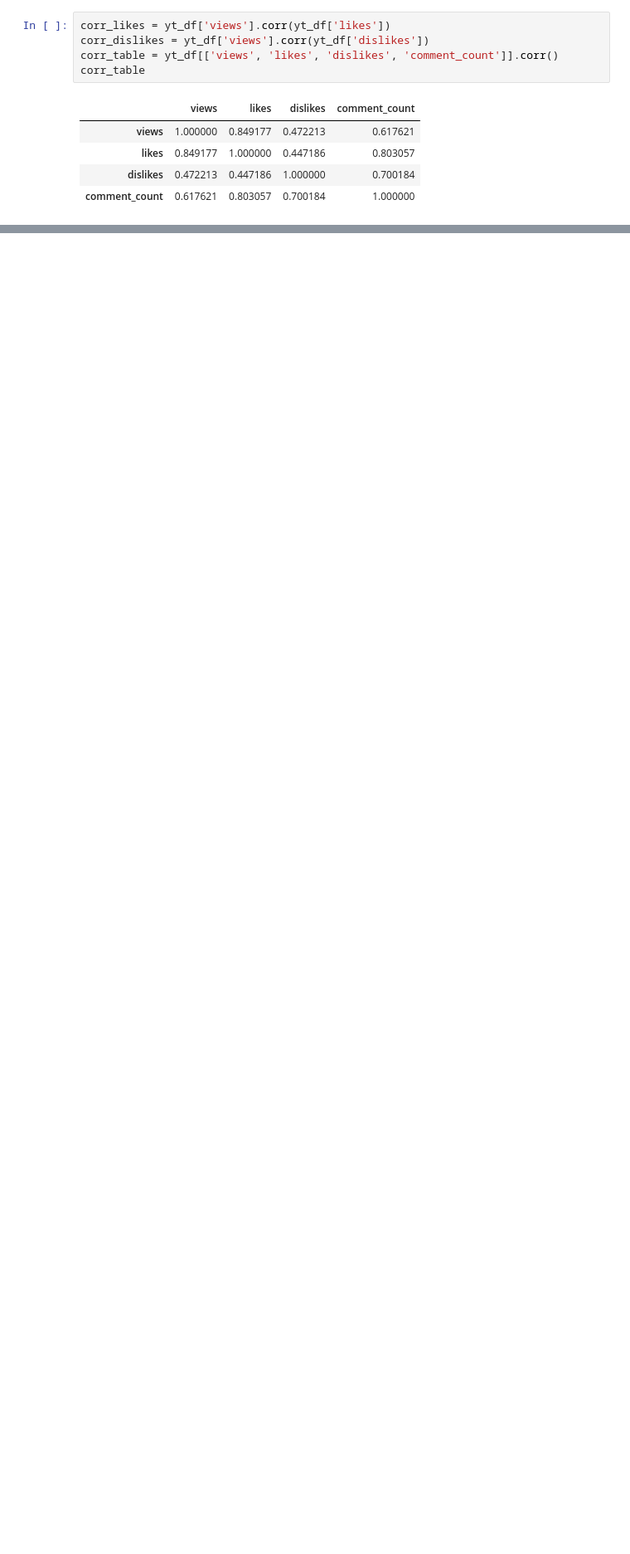
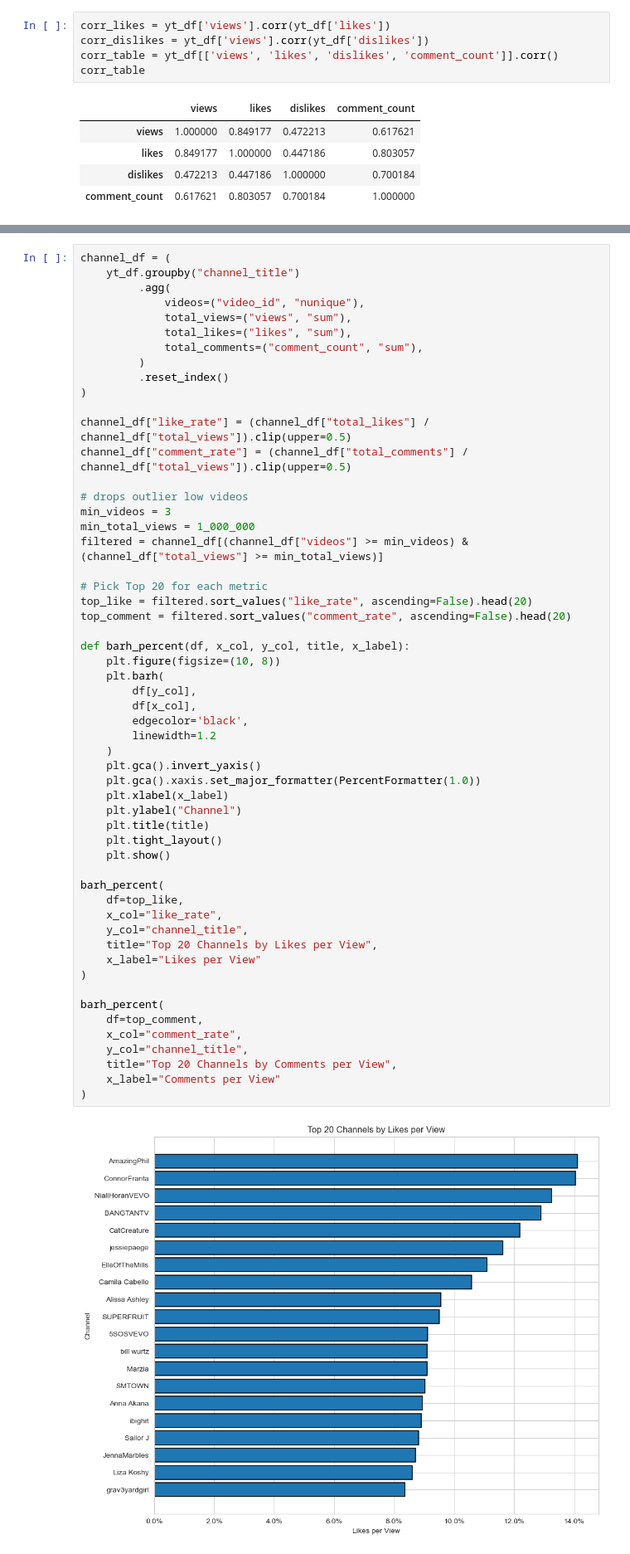
Before and after one commit to TLuter-252/Pandas_EDA_Youtube, a Jupyter notebook: tims_notebook.ipynb, the cells around one changed output, grey strips where cells are left out. Shown: that part at 83% size. Saved outputs shown, nothing was run; the diff lists cells and outputs as text; blank space fills up the shorter version.

```diff
--- a/tims_notebook.ipynb
+++ b/tims_notebook.ipynb
@@ -132,3 +157,60 @@ plt.show()
 # %% [output]
 [figure]
 [figure]
+# %%
+channel_df = (
+    yt_df.groupby("channel_title")
+         .agg(
+             videos=("video_id", "nunique"),
+             total_views=("views", "sum"),
+             total_likes=("likes", "sum"),
+             total_comments=("comment_count", "sum"),
+         )
+         .reset_index()
+)
+
+channel_df["like_rate"] = (channel_df["total_likes"] / channel_df["total_views"]).clip(upper=0.5)
+channel_df["comment_rate"] = (channel_df["total_comments"] / channel_df["total_views"]).clip(upper=0.5)
+
+# drops outlier low videos
+min_videos = 3
+min_total_views = 1_000_000
+filtered = channel_df[(channel_df["videos"] >= min_videos) & (channel_df["total_views"] >= min_total_views)]
+
+# Pick Top 20 for each metric
+top_like = filtered.sort_values("like_rate", ascending=False).head(20)
+top_comment = filtered.sort_values("comment_rate", ascending=False).head(20)
+
+def barh_percent(df, x_col, y_col, title, x_label):
+    plt.figure(figsize=(10, 8))
+    plt.barh(
+        df[y_col],
+        df[x_col],
+        edgecolor='black',
+        linewidth=1.2
+    )
+    plt.gca().invert_yaxis()
+    plt.gca().xaxis.set_major_formatter(PercentFormatter(1.0))
+    plt.xlabel(x_label)
+    plt.ylabel("Channel")
+    plt.title(title)
+    plt.tight_layout()
+    plt.show()
+
+barh_percent(
+    df=top_like,
+    x_col="like_rate",
+    y_col="channel_title",
+    title="Top 20 Channels by Likes per View",
+    x_label="Likes per View"
+)
+
+barh_percent(
+    df=top_comment,
+    x_col="comment_rate",
+    y_col="channel_title",
+    title="Top 20 Channels by Comments per View",
+    x_label="Comments per View"
+)
+# %% [output]
+[figure, added]
```
Also changed, not shown: parts of 4 cells of this notebook.
